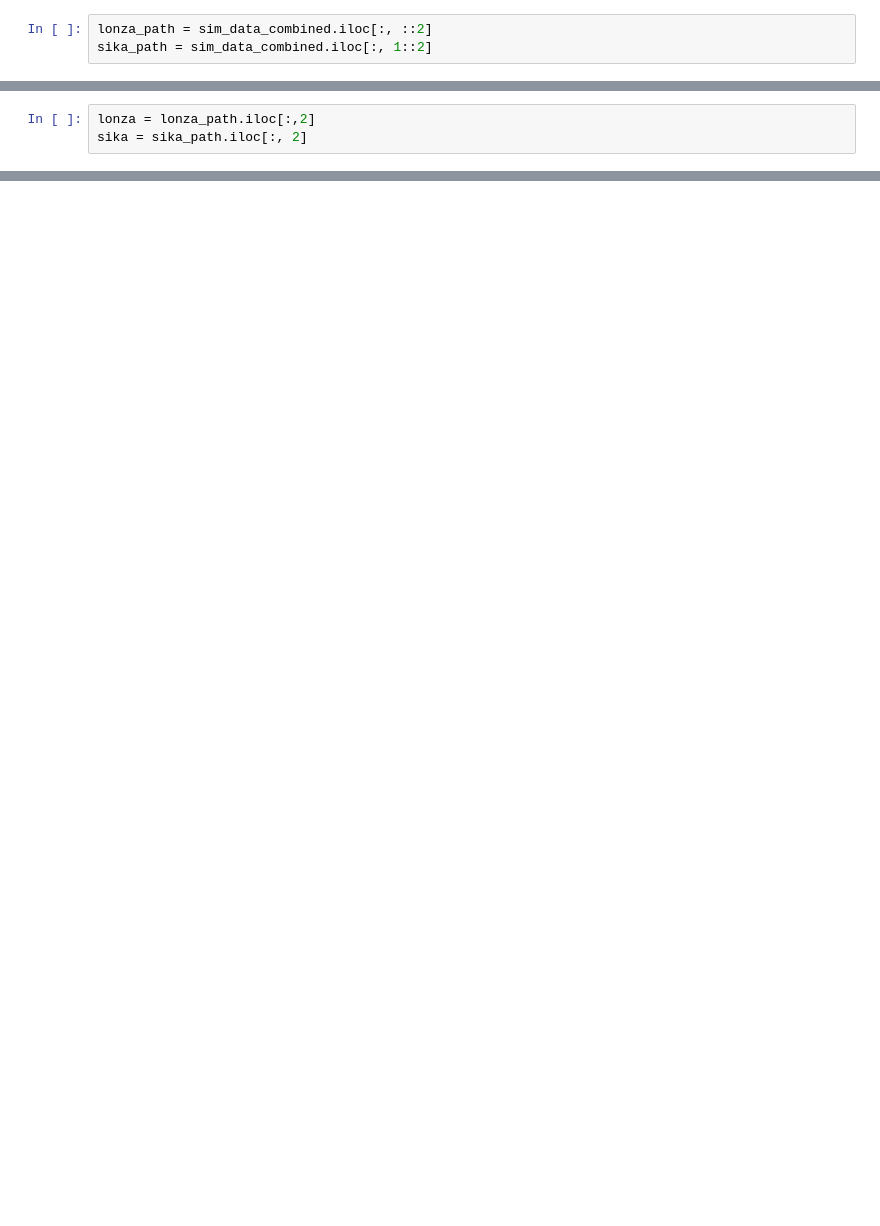
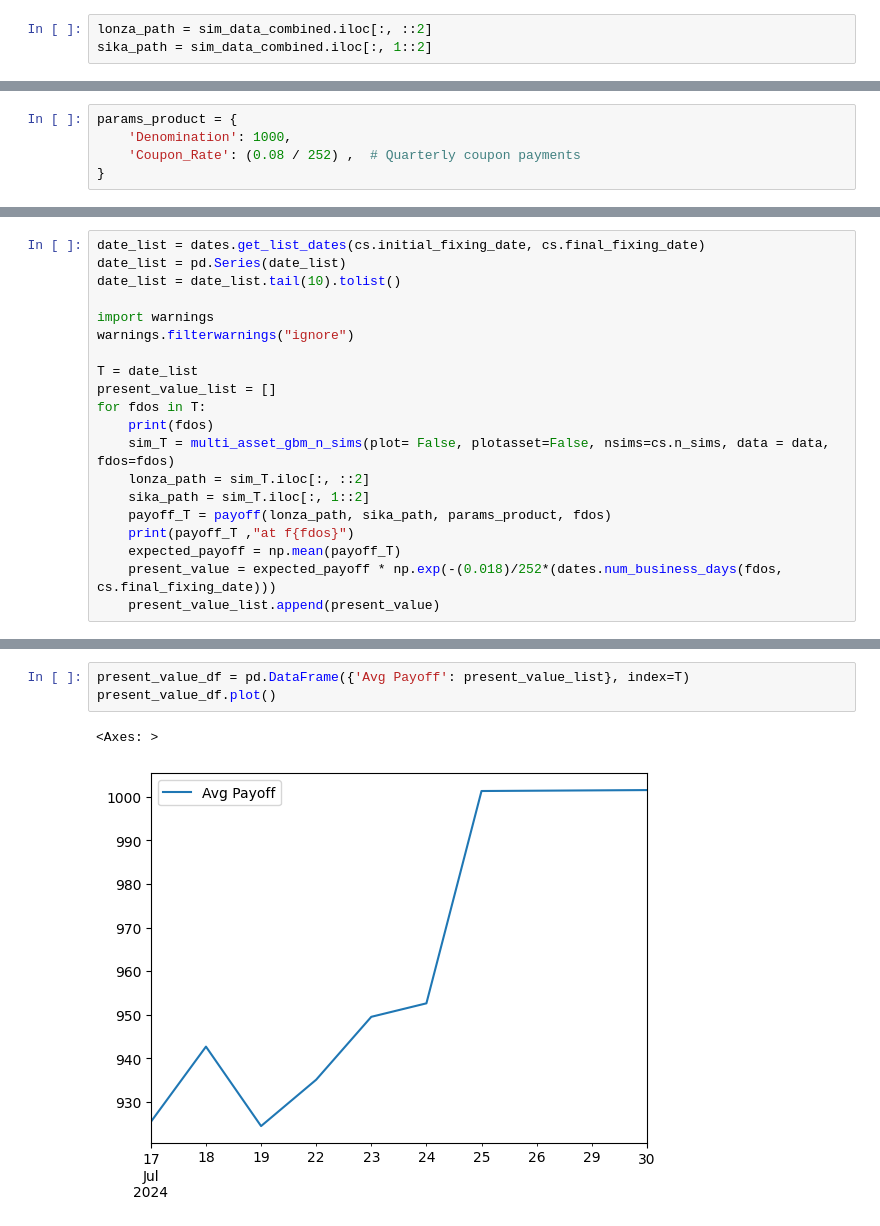
Before and after one commit to weiyuanoh/MH4518, a Jupyter notebook: WY/Test.ipynb, the cells around one changed output, grey strips where cells are left out. Drawn from its saved outputs; the diff is of its cells as text; blank space fills up the shorter version.

```diff
--- a/WY/Test.ipynb
+++ b/WY/Test.ipynb
@@ -366,3 +248,0 @@ lonza_path
-# %%
-lonza = lonza_path.iloc[:,2]
-sika = sika_path.iloc[:, 2]
@@ -383,0 +249,5 @@ Name: LONN.SW, Length: 315, dtype: float64
+# %%
+params_product = {
+    'Denomination': 1000,
+    'Coupon_Rate': (0.08 / 252) ,  # Quarterly coupon payments
+}
@@ -383,0 +329,20 @@ Name: LONN.SW, Length: 315, dtype: float64
+# %%
+date_list = dates.get_list_dates(cs.initial_fixing_date, cs.final_fixing_date)
+date_list = pd.Series(date_list)
+date_list = date_list.tail(10).tolist()
+
+import warnings
+warnings.filterwarnings("ignore")
+
+T = date_list
+present_value_list = []
+for fdos in T:
+    print(fdos)
+    sim_T = multi_asset_gbm_n_sims(plot= False, plotasset=False, nsims=cs.n_sims, data = data, fdos=fdos)
+    lonza_path = sim_T.iloc[:, ::2]
+    sika_path = sim_T.iloc[:, 1::2]
+    payoff_T = payoff(lonza_path, sika_path, params_product, fdos)
+    print(payoff_T ,"at f{fdos}")
+    expected_payoff = np.mean(payoff_T)
+    present_value = expected_payoff * np.exp(-(0.018)/252*(dates.num_business_days(fdos, cs.final_fixing_date)))
+    present_value_list.append(present_value)
@@ -383,0 +370,6 @@ Name: LONN.SW, Length: 315, dtype: float64
+# %%
+present_value_df = pd.DataFrame({'Avg Payoff': present_value_list}, index=T)
+present_value_df.plot()
+# %% [output]
+<Axes: >
+[figure, added]
```
Also changed, not shown: parts of 11 cells of this notebook, 5 other files.
